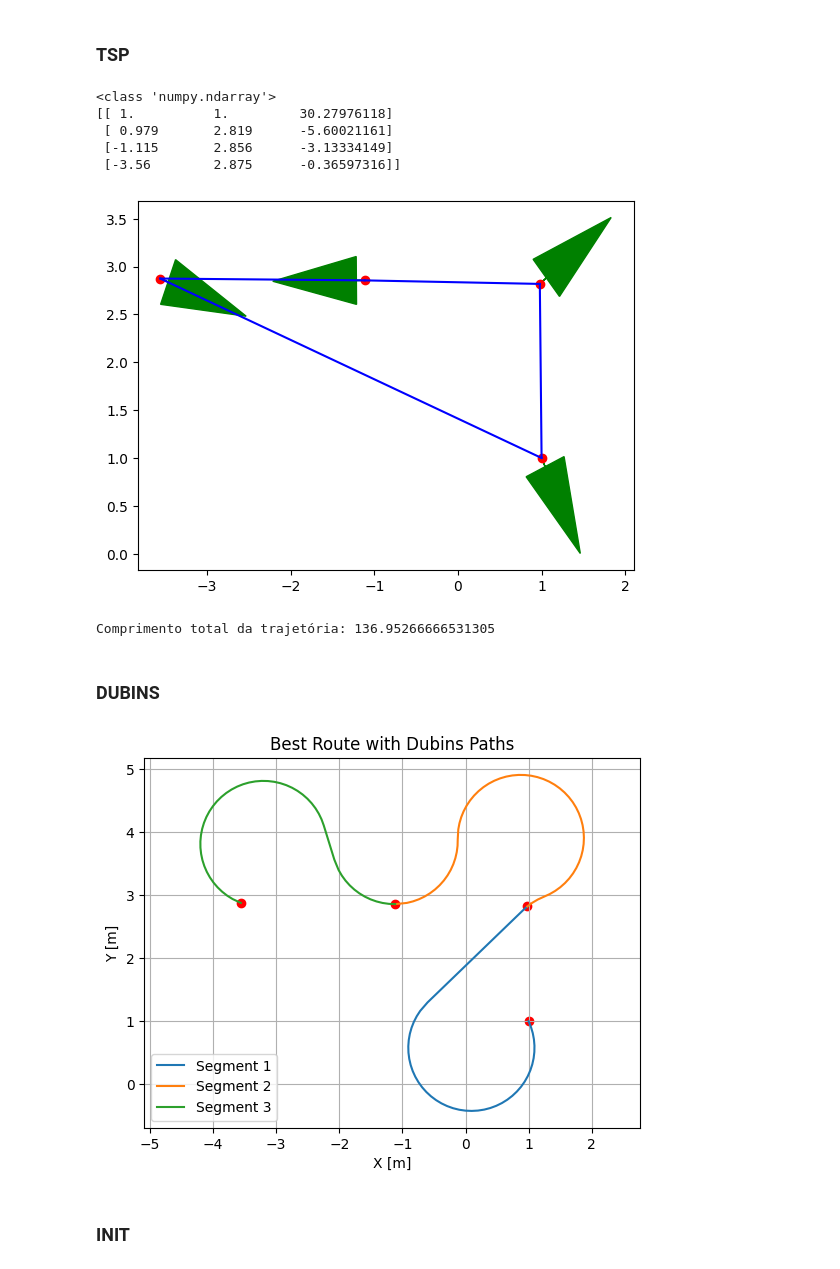
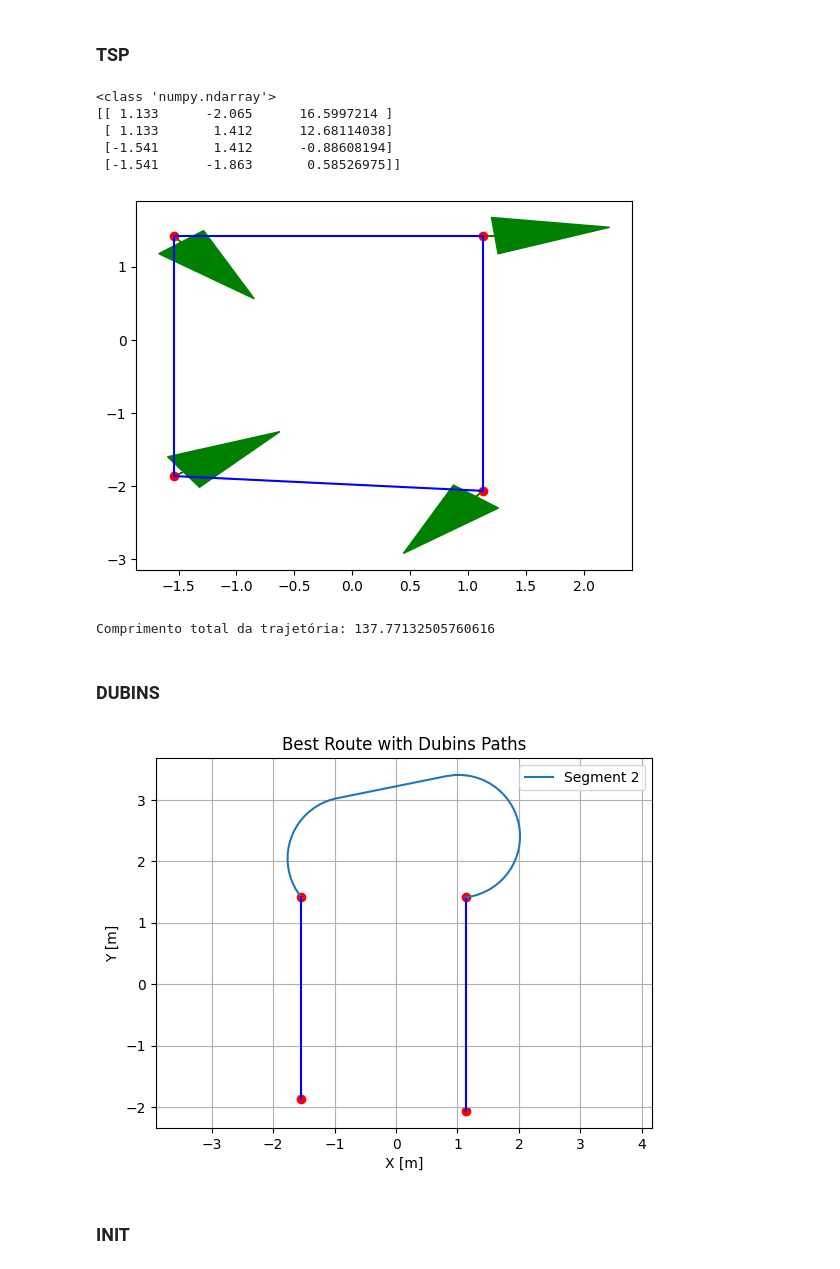
Before and after one commit to analucia-odp/projeto-final-rob-tica, a Jupyter notebook: dubins.ipynb, the cells around one changed output. Saved outputs shown, nothing was run; the diff lists cells and outputs as text; code cells hidden in the pictures.

```diff
--- a/dubins.ipynb
+++ b/dubins.ipynb
@@ -164,42 +164,42 @@ area_size = 100
 min_turn_radius = 10
 
 # Geração de pontos aleatórios
 # points = np.random.rand(num_points, 2) * area_size
 # print(type(points))
 # points = [
 #     [1.0, 1.0],
 #     [-3.0, -3.0],
 #     [2.0, 2.0],
 #     [-2.0, -1.0]
 #     # Adicione mais pontos conforme necessário
 # ]
 
 points = [
-    [+1.359, -2.065],
+    [+1.133, -2.065],
     [+1.133, +1.412],
-    [-1.115, +2.856],
-    [-3.560, +2.875]
+    [-1.541, +1.412],
+    [-1.541, -1.863]
     # Adicione mais pontos conforme necessário
 ]
 points = np.array(points)
 print(type(points))
 
 # Solução DTSP
 dubins_points, total_length = dubins_tsp(points, min_turn_radius)
 print(dubins_points)
 
 # Plot da solução
 plot_dubins_tsp(points, dubins_points)
 
 print("Comprimento total da trajetória:", total_length)
 # %% [output]
 <class 'numpy.ndarray'>
-[[ 1.          1.         30.27976118]
- [ 0.979       2.819      -5.60021161]
- [-1.115       2.856      -3.13334149]
- [-3.56        2.875      -0.36597316]]
+[[ 1.133      -2.065      16.5997214 ]
+ [ 1.133       1.412      12.68114038]
+ [-1.541       1.412      -0.88608194]
+ [-1.541      -1.863       0.58526975]]
-[figure, old version]
+[figure, new version]
-Comprimento total da trajetória: 136.95266666531305
+Comprimento total da trajetória: 137.77132505760616
 # %% [markdown]
 ### DUBINS
 # %%
@@ -496,17 +496,20 @@ curvature = 1.0
 
 plt.figure()
 for i in range(len(dubins_points)-1):
-    s_x, s_y, s_yaw = dubins_points[i]
-    e_x, e_y, e_yaw = dubins_points[i + 1]
+    if (i+1) % 2 == 0:
+        s_x, s_y, s_yaw = dubins_points[i]
+        e_x, e_y, e_yaw = dubins_points[i + 1]
 
-    path_x, path_y, path_yaw, mode, lengths = plan_dubins_path(s_x,
-                                                            s_y,
-                                                            s_yaw,
-                                                            e_x,
-                                                            e_y,
-                                                            e_yaw,
-                                                            curvature)
-    plt.plot(path_x, path_y, label=f"Segment {i+1}")
+        path_x, path_y, path_yaw, mode, lengths = plan_dubins_path(s_x,
+                                                                s_y,
+                                                                s_yaw,
+                                                                e_x,
+                                                                e_y,
+                                                                e_yaw,
+                                                                curvature)
+        plt.plot(path_x, path_y, label=f"Segment {i+1}")
+    else:
+        plt.plot([dubins_points[i, 0], dubins_points[i + 1, 0]], [dubins_points[i, 1], dubins_points[i + 1, 1]], 'b-')
 plt.scatter([p[0] for p in dubins_points], [p[1] for p in dubins_points], color='red')
 plt.xlabel('X [m]')
 plt.ylabel('Y [m]')
@@ -533,7 +536,7 @@ plt.show()
 # plt.axis("equal")
 # plt.show()
 # %% [output]
-[figure, old version]
+[figure, new version]
 # %% [markdown]
 ### INIT
 # %%
```
Also changed, not shown: parts of 3 cells of this notebook, 3 other files.
